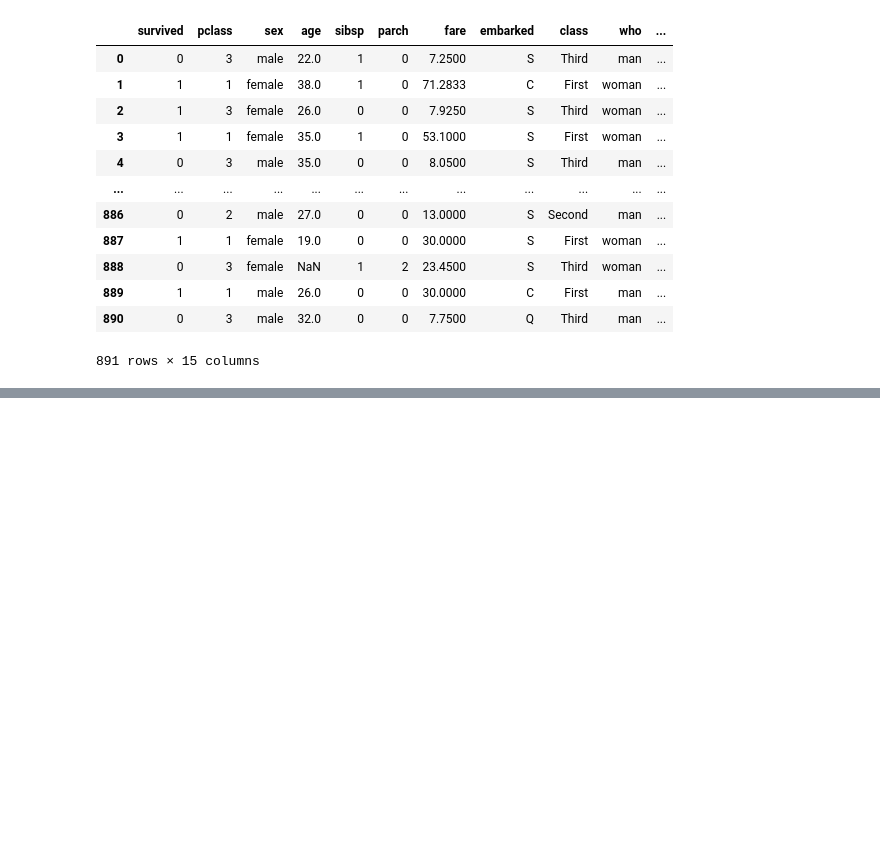
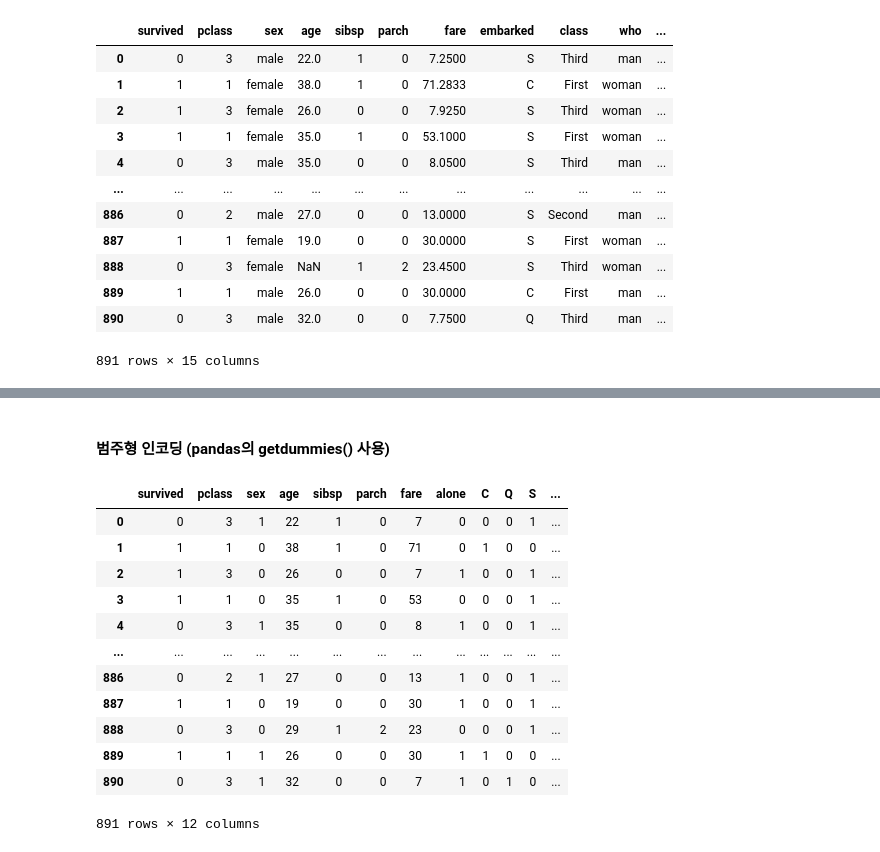
Before and after one commit to wonyuyeong/python_machine_learning, a Jupyter notebook: 06_SVM(Supper Vector Machine).ipynb, the cells around one changed output, grey strips where cells are left out. Cells and saved outputs as stored; diff of their text form; code cells hidden in the pictures; blank space fills up the shorter version.

```diff
--- a/06_SVM(Supper Vector Machine).ipynb
+++ b/06_SVM(Supper Vector Machine).ipynb
@@ -44,0 +55,8 @@ titanic
+# %%
+# 중복데이터 제거
+prep_data = titanic.drop(columns=['alive', 'who','adult_male', 'class', 'embark_town'])
+
+# 결측치 때문에 제거
+prep_data.drop("deck",axis=1, inplace=True )
+
+prep_data
@@ -44,0 +108,9 @@ titanic
+# %%
+# 결측치 정리
+# embarked( 항구 정보) 열의 결측치을 'na'로 채우기
+prep_data["embarked"] = prep_data.embarked.fillna("na")
+
+# 나이의 결측치는 평균값으로 대체하자
+prep_data["age"] = prep_data.age.fillna(prep_data.age.mean())
+
+prep_data.info()
@@ -44,0 +139,5 @@ titanic
+# %%
+le = LabelEncoder()
+prep_data["sex"] = le.fit_transform(prep_data["sex"])
+prep_data["alone"] = le.fit_transform(prep_data["alone"])
+prep_data
@@ -44,0 +158,19 @@ titanic
+# %% [markdown]
+#### 범주형 인코딩 (pandas의 getdummies() 사용)
+# %%
+prep_data = pd.get_dummies(prep_data, prefix='', prefix_sep='').astype(int)
+prep_data
+# %% [output]
+|  | survived | pclass | sex | age | sibsp | parch | fare | alone | C | Q | S | ... |
+| 0 | 0 | 3 | 1 | 22 | 1 | 0 | 7 | 0 | 0 | 0 | 1 | ... |
+| 1 | 1 | 1 | 0 | 38 | 1 | 0 | 71 | 0 | 1 | 0 | 0 | ... |
+| 2 | 1 | 3 | 0 | 26 | 0 | 0 | 7 | 1 | 0 | 0 | 1 | ... |
+| 3 | 1 | 1 | 0 | 35 | 1 | 0 | 53 | 0 | 0 | 0 | 1 | ... |
+| 4 | 0 | 3 | 1 | 35 | 0 | 0 | 8 | 1 | 0 | 0 | 1 | ... |
+| ... | ... | ... | ... | ... | ... | ... | ... | ... | ... | ... | ... | ... |
+| 886 | 0 | 2 | 1 | 27 | 0 | 0 | 13 | 1 | 0 | 0 | 1 | ... |
+| 887 | 1 | 1 | 0 | 19 | 0 | 0 | 30 | 1 | 0 | 0 | 1 | ... |
+| 888 | 0 | 3 | 0 | 29 | 1 | 2 | 23 | 0 | 0 | 0 | 1 | ... |
+| 889 | 1 | 1 | 1 | 26 | 0 | 0 | 30 | 1 | 1 | 0 | 0 | ... |
+| 890 | 0 | 3 | 1 | 32 | 0 | 0 | 7 | 1 | 0 | 1 | 0 | ... |
+891 rows × 12 columns
```
Also changed, not shown: parts of 21 cells of this notebook, 1 other file.
